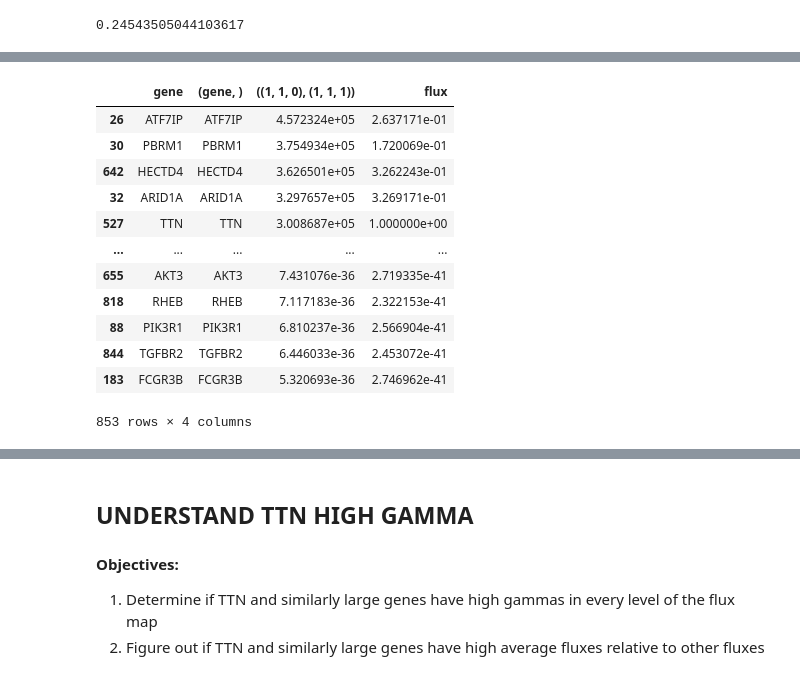
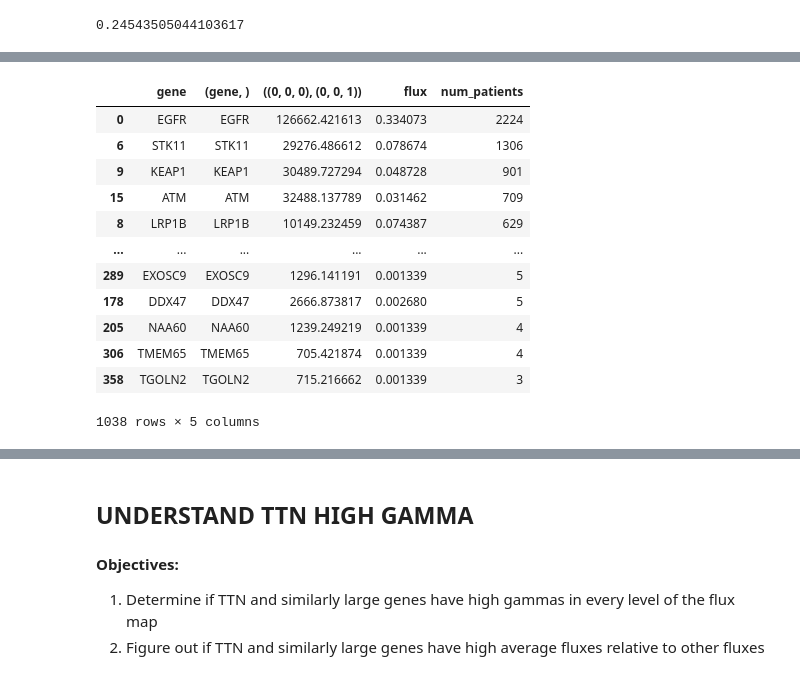
Before and after one commit to Townsend-Lab-Yale/lung-smoking, a Jupyter notebook: code/Flux_Differences.ipynb, the cells around one changed output, grey strips where cells are left out. Cells and saved outputs as stored; diff of their text form; code cells hidden in the pictures.

```diff
--- a/code/Flux_Differences.ipynb
+++ b/code/Flux_Differences.ipynb
@@ -429,4 +596,5 @@ comparison_df['gamma'].corr(comparison_df['si'])
+# %%
+patients_per_gene = pd.read_csv(location_output + '/patients_per_gene.csv', index_col = 0).rename(columns={'0':'num_patients'})
 # %%
 fluxes = pd.DataFrame.from_dict(fluxes, orient='index').reset_index().rename(columns={'index':'gene', 0:'flux'})
+gammas_from_WT = pan_data_gammas[((0, 0, 0), (0, 0, 1))].reset_index().rename(columns={'index':'gene'})
-# %%
-gammas_from_WT = nonsmoking_gammas[((1, 1, 0), (1, 1, 1))].reset_index().rename(columns={'index':'gene'})
@@ -450,0 +601,3 @@ flux_gamma
+# %%
+flux_gamma = pd.merge(gammas_from_WT, fluxes, on='gene')
+flux_gamma = pd.merge(flux_gamma, patients_per_gene, left_on='gene', right_index=True)
@@ -451,19 +616,19 @@ flux_gamma
 # %%
-flux_gamma.sort_values(by = ((1, 1, 0), (1, 1, 1)), ascending = False)
+flux_gamma.sort_values(by = 'num_patients', ascending=False)
 # %% [output]
-|  | gene | (gene, ) | ((1, 1, 0), (1, 1, 1)) | flux |
-| 26 | ATF7IP | ATF7IP | 4.572324e+05 | 2.637171e-01 |
-| 30 | PBRM1 | PBRM1 | 3.754934e+05 | 1.720069e-01 |
-| 642 | HECTD4 | HECTD4 | 3.626501e+05 | 3.262243e-01 |
-| 32 | ARID1A | ARID1A | 3.297657e+05 | 3.269171e-01 |
-| 527 | TTN | TTN | 3.008687e+05 | 1.000000e+00 |
-| ... | ... | ... | ... | ... |
-| 655 | AKT3 | AKT3 | 7.431076e-36 | 2.719335e-41 |
-| 818 | RHEB | RHEB | 7.117183e-36 | 2.322153e-41 |
-| 88 | PIK3R1 | PIK3R1 | 6.810237e-36 | 2.566904e-41 |
-| 844 | TGFBR2 | TGFBR2 | 6.446033e-36 | 2.453072e-41 |
-| 183 | FCGR3B | FCGR3B | 5.320693e-36 | 2.746962e-41 |
+|  | gene | (gene, ) | ((0, 0, 0), (0, 0, 1)) | flux | num_patients |
+| 0 | EGFR | EGFR | 126662.421613 | 0.334073 | 2224 |
+| 6 | STK11 | STK11 | 29276.486612 | 0.078674 | 1306 |
+| 9 | KEAP1 | KEAP1 | 30489.727294 | 0.048728 | 901 |
+| 15 | ATM | ATM | 32488.137789 | 0.031462 | 709 |
+| 8 | LRP1B | LRP1B | 10149.232459 | 0.074387 | 629 |
+| ... | ... | ... | ... | ... | ... |
+| 289 | EXOSC9 | EXOSC9 | 1296.141191 | 0.001339 | 5 |
+| 178 | DDX47 | DDX47 | 2666.873817 | 0.002680 | 5 |
+| 205 | NAA60 | NAA60 | 1239.249219 | 0.001339 | 4 |
+| 306 | TMEM65 | TMEM65 | 705.421874 | 0.001339 | 4 |
+| 358 | TGOLN2 | TGOLN2 | 715.216662 | 0.001339 | 3 |
-853 rows × 4 columns
+1038 rows × 5 columns
 # %%
 flux_gamma.sort_values(by = 'flux', ascending=False)
 # %% [output]
```
Also changed, not shown: parts of 29 cells of this notebook, 1 other file.
